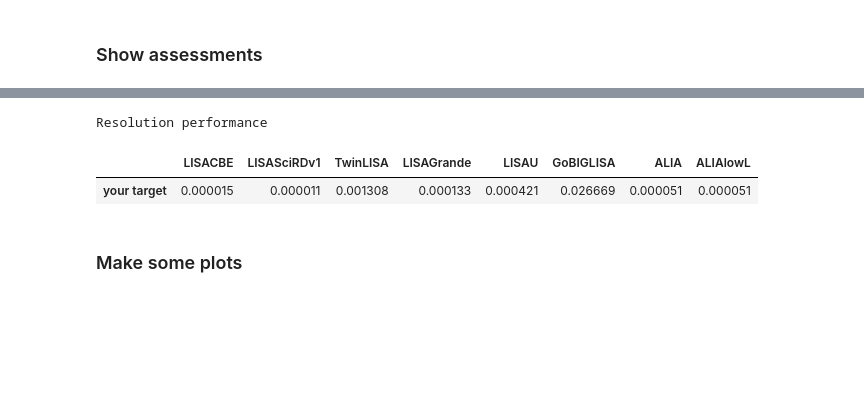
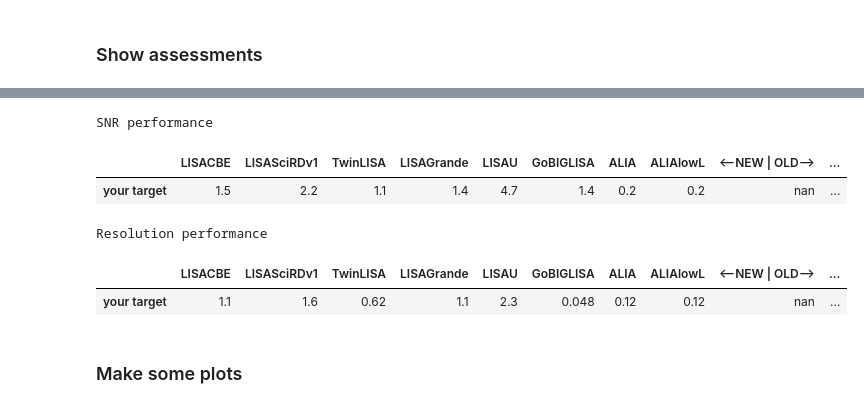
Before and after one commit to JohnGBaker/GWI-metrics, a Jupyter notebook: Notebooks/Target Assessor.ipynb, the cells around one changed output, grey strips where cells are left out. Cells and saved outputs as stored; diff of their text form; code cells hidden in the pictures; blank space fills up the shorter version.

```diff
--- a/Notebooks/Target Assessor.ipynb
+++ b/Notebooks/Target Assessor.ipynb
@@ -69,7 +72,7 @@ for mission in missions:
 objectiveList=[]
 minimumSNR=5
 obj={}
-obj['label']='your source'
+obj['label']=label
 obj['m1']=m1*(1+z)#convert to redshifted mass
 obj['m2']=m2*(1+z)#convert to redshifted mass
 dist=cosmo.luminosity_distance(z).to(u.kpc).value
@@ -151,16 +179,26 @@ SNR,res 0.89754533593687 5.734378045175347
 ### Show assessments
 # %%
 #Make a dataframe with the results
+nm=len(missions)
+colNames=missionNames
+if addOldRes:nm=nm*2+1
 objectiveNames=['your target']
-data=np.zeros((len(obs),len(missions)))
+data=np.zeros((len(obs),nm))
 for i,mission in enumerate(missions):
     for j,ob in enumerate(mission['obs']):
         #print(missionNames[i],objectiveNames[j],ob['assessment'])
         data[j,i]=ob['assessment'].get('eps',None)
+if addOldRes:
+    colNames=list(colNames)+['<--NEW | OLD-->']+[name+"'" for name in missionNames]
+    data[:,len(missions)]=float('nan')
+    for i,mission in enumerate(missions):
+        for j,ob in enumerate(mission['obs_old']):
+            #print(missionNames[i],objectiveNames[j],ob['assessment'])
+            data[j,i+len(missions)+1]=ob['assessment'].get('eps',None)
 
 adf = pd.DataFrame(data,
                   index=objectiveNames,
-                  columns=missionNames)
+                  columns=colNames)
 #adf=adf.dropna()
 def shrink():
     return [dict(selector="th",
@@ -178,7 +216,8 @@ def zoom():
 ]
 s=adf.style.background_gradient(vmin=0.1,vmax=10,cmap='RdYlGn_r').set_properties(**{'max-width': '120px', 'font-size': '10pt'})
 s=s.set_caption("Net performance")
-#s=s.set_table_styles(shrink())
+s=s.format('{:.2g}')
+s=s.set_table_styles(shrink())
 #s=s.set_table_styles(shrink()+zoom())
 
 display(s)
@@ -189,24 +228,71 @@ Net performance
+# %%
+#Make a dataframe with the results
+nm=len(missions)
+colNames=missionNames
+if addOldRes:nm=nm*2+1
+objectiveNames=['your target']
+data=np.zeros((len(obs),nm))
+for i,mission in enumerate(missions):
+    for j,ob in enumerate(mission['obs']):
+        #print(missionNames[i],objectiveNames[j],ob['assessment'])
+        data[j,i]=ob['assessment'].get('eps_SNR',None)
+if addOldRes:
+    colNames=list(colNames)+['<--NEW | OLD-->']+[name+"'" for name in missionNames]
+    data[:,len(missions)]=float('nan')
+    for i,mission in enumerate(missions):
+        for j,ob in enumerate(mission['obs_old']):
+            #print(missionNames[i],objectiveNames[j],ob['assessment'])
+            data[j,i+len(missions)+1]=ob['assessment'].get('eps_SNR',None)
+
+adf = pd.DataFrame(data,
+                  index=objectiveNames,
+                  columns=colNames)
+
+s=adf.style.background_gradient(vmin=0.1,vmax=10,cmap='RdYlGn_r').set_properties(**{'max-width': '120px', 'font-size': '10pt'})
+s=s.set_caption("SNR performance")
+s=s.format('{:.2g}')
+s=s.set_table_styles(shrink())
+#s=s.set_table_styles(shrink()+zoom())
+
+display(s)
+# %% [output]
+SNR performance
+|  | LISACBE | LISASciRDv1 | TwinLISA | LISAGrande | LISAU | GoBIGLISA | ALIA | ALIAlowL | <--NEW | OLD--> | ... |
+| your target | 1.5 | 2.2 | 1.1 | 1.4 | 4.7 | 1.4 | 0.2 | 0.2 | nan | ... |
 # %%
 #Make a dataframe with the results
+nm=len(missions)
+colNames=missionNames
+if addOldRes:nm=nm*2+1
 objectiveNames=['your target']
-data=np.zeros((len(obs),len(missions)))
+data=np.zeros((len(obs),nm))
 for i,mission in enumerate(missions):
     for j,ob in enumerate(mission['obs']):
         #print(missionNames[i],objectiveNames[j],ob['assessment'])
         data[j,i]=ob['assessment'].get('eps_res',None)
+if addOldRes:
+    colNames=list(colNames)+['<--NEW | OLD-->']+[name+"'" for name in missionNames]
+    data[:,len(missions)]=float('nan')
+    for i,mission in enumerate(missions):
+        for j,ob in enumerate(mission['obs_old']):
+            #print(missionNames[i],objectiveNames[j],ob['assessment'])
+            data[j,i+len(missions)+1]=ob['assessment'].get('eps_res',None)
 
 adf = pd.DataFrame(data,
                   index=objectiveNames,
-                  columns=missionNames)
-s=adf.style.background_gradient(vmin=0.1,vmax=10,cmap='RdYlGn').set_properties(**{'max-width': '120px', 'font-size': '10pt'})
-#s=s.set_table_styles(shrink())
+                  columns=colNames)
+
+s=adf.style.background_gradient(vmin=0.1,vmax=10,cmap='RdYlGn_r').set_properties(**{'max-width': '120px', 'font-size': '10pt'})
+s=s.set_caption("Resolution performance")
+s=s.format('{:.2g}')
+s=s.set_table_styles(shrink())
 #s=s.set_table_styles(shrink()+zoom())
-s=s.set_caption("Resolution performance")
+
 display(s)
 # %% [output]
 Resolution performance
-|  | LISACBE | LISASciRDv1 | TwinLISA | LISAGrande | LISAU | GoBIGLISA | ALIA | ALIAlowL |
-| your target | 0.000015 | 0.000011 | 0.001308 | 0.000133 | 0.000421 | 0.026669 | 0.000051 | 0.000051 |
+|  | LISACBE | LISASciRDv1 | TwinLISA | LISAGrande | LISAU | GoBIGLISA | ALIA | ALIAlowL | <--NEW | OLD--> | ... |
+| your target | 1.1 | 1.6 | 0.62 | 1.1 | 2.3 | 0.048 | 0.12 | 0.12 | nan | ... |
 # %% [markdown]
 ### Make some plots
 # %% [markdown]
```
Also changed, not shown: parts of 6 cells of this notebook, 5 other files.
